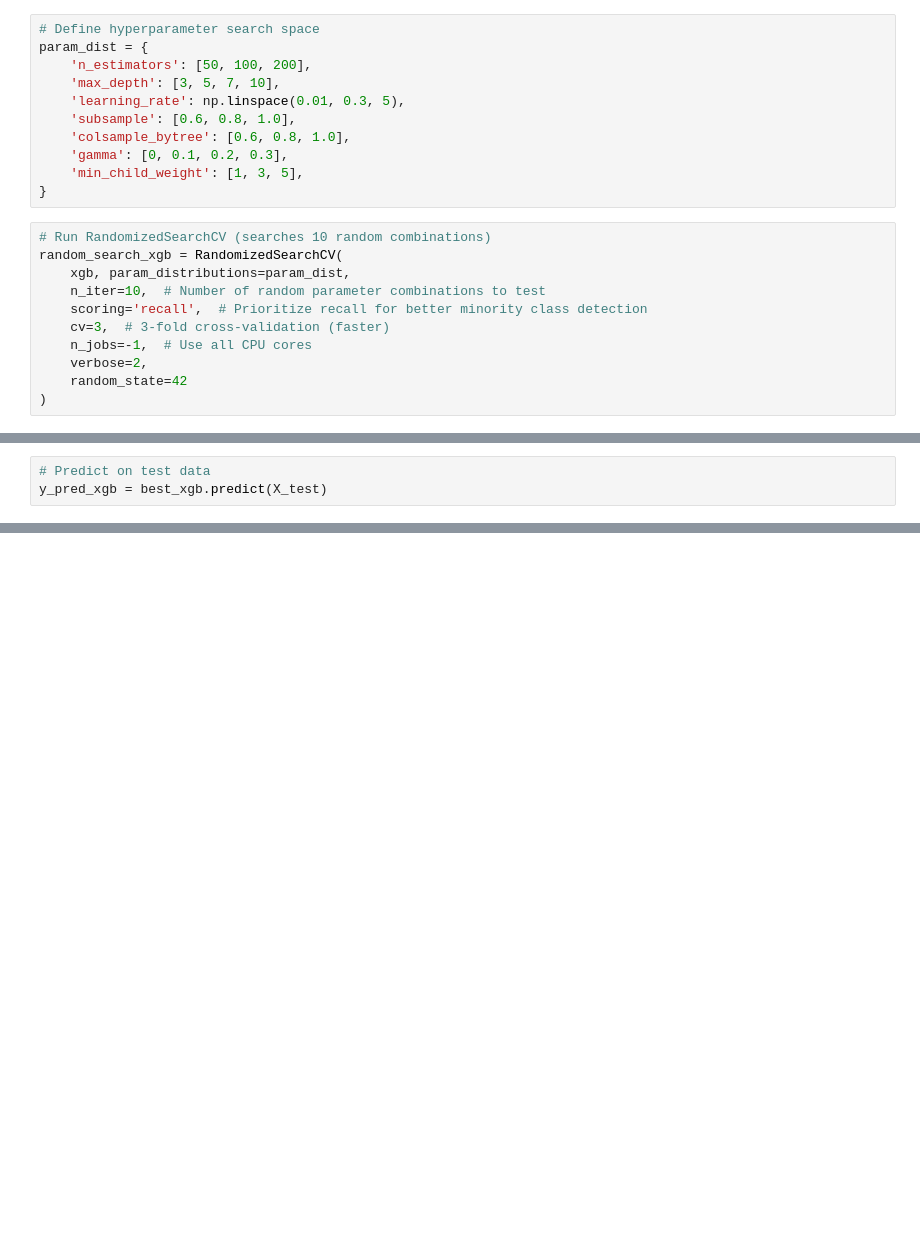
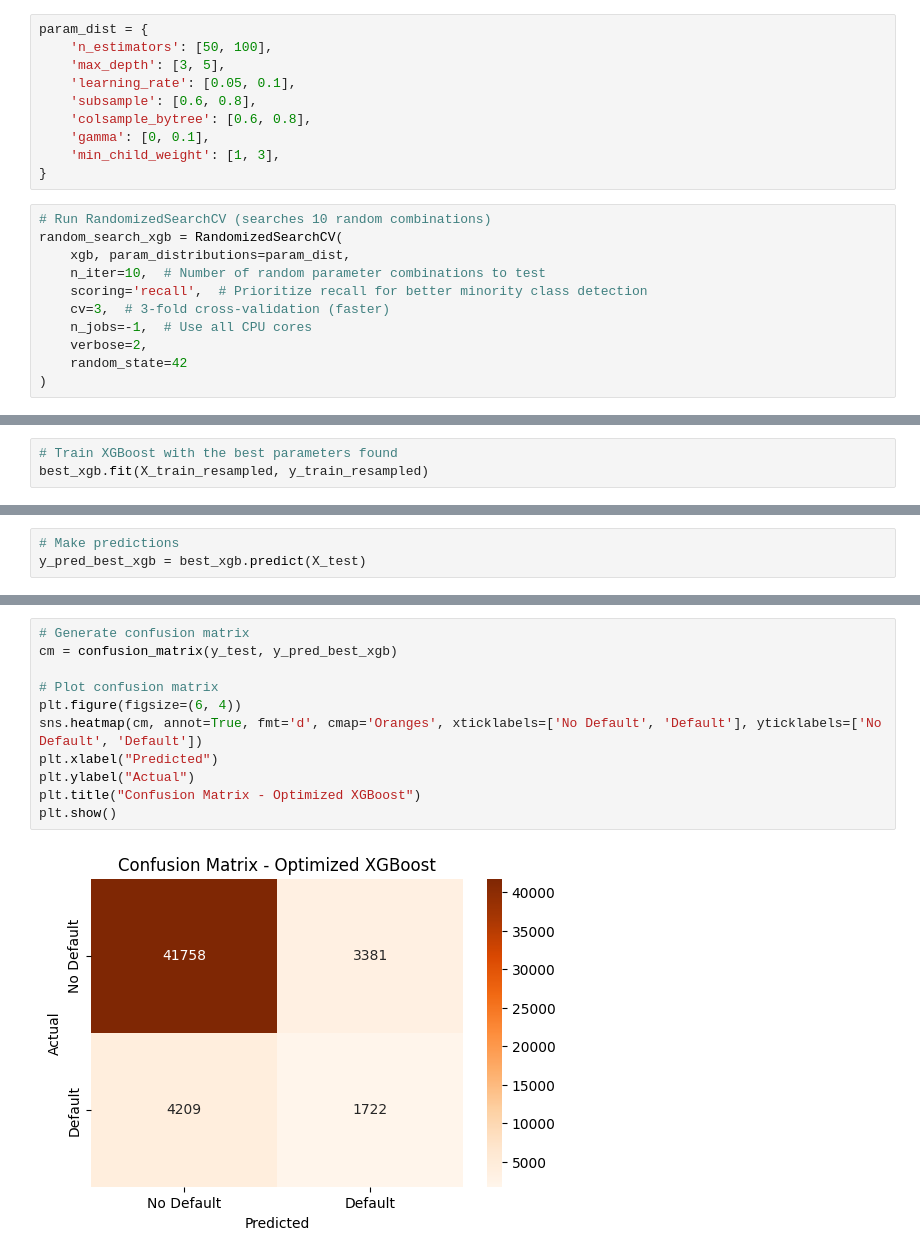
Before and after one commit to bonareri/Credit-Risk-Assessment, a Jupyter notebook: Credit_Risk_Modelling.ipynb, the cells around one changed output, grey strips where cells are left out. Cells and saved outputs as stored; diff of their text form; blank space fills up the shorter version.

```diff
--- a/Credit_Risk_Modelling.ipynb
+++ b/Credit_Risk_Modelling.ipynb
@@ -877,15 +837,14 @@ xgb = XGBClassifier(
     random_state=42
 )
 # %%
-# Define hyperparameter search space
 param_dist = {
-    'n_estimators': [50, 100, 200],
-    'max_depth': [3, 5, 7, 10],
-    'learning_rate': np.linspace(0.01, 0.3, 5),
-    'subsample': [0.6, 0.8, 1.0],
-    'colsample_bytree': [0.6, 0.8, 1.0],
-    'gamma': [0, 0.1, 0.2, 0.3],
-    'min_child_weight': [1, 3, 5],
+    'n_estimators': [50, 100],
+    'max_depth': [3, 5],
+    'learning_rate': [0.05, 0.1],
+    'subsample': [0.6, 0.8],
+    'colsample_bytree': [0.6, 0.8],
+    'gamma': [0, 0.1],
+    'min_child_weight': [1, 3],
 }
 # %%
 # Run RandomizedSearchCV (searches 10 random combinations)
@@ -908,0 +892,3 @@ best_xgb = random_search_xgb.best_estimator_
+# %%
+# Train XGBoost with the best parameters found
+best_xgb.fit(X_train_resampled, y_train_resampled)
@@ -909,4 +907,4 @@ best_xgb = random_search_xgb.best_estimator_
 # %%
-# Predict on test data
-y_pred_xgb = best_xgb.predict(X_test)
+# Make predictions
+y_pred_best_xgb = best_xgb.predict(X_test)
 # %%
@@ -917,0 +933,13 @@ print(confusion_matrix(y_test, y_pred_xgb))
+# %%
+# Generate confusion matrix
+cm = confusion_matrix(y_test, y_pred_best_xgb)
+
+# Plot confusion matrix
+plt.figure(figsize=(6, 4))
+sns.heatmap(cm, annot=True, fmt='d', cmap='Oranges', xticklabels=['No Default', 'Default'], yticklabels=['No Default', 'Default'])
+plt.xlabel("Predicted")
+plt.ylabel("Actual")
+plt.title("Confusion Matrix - Optimized XGBoost")
+plt.show()
+# %% [output]
+[figure, added]
```
Also changed, not shown: parts of 29 cells of this notebook.
